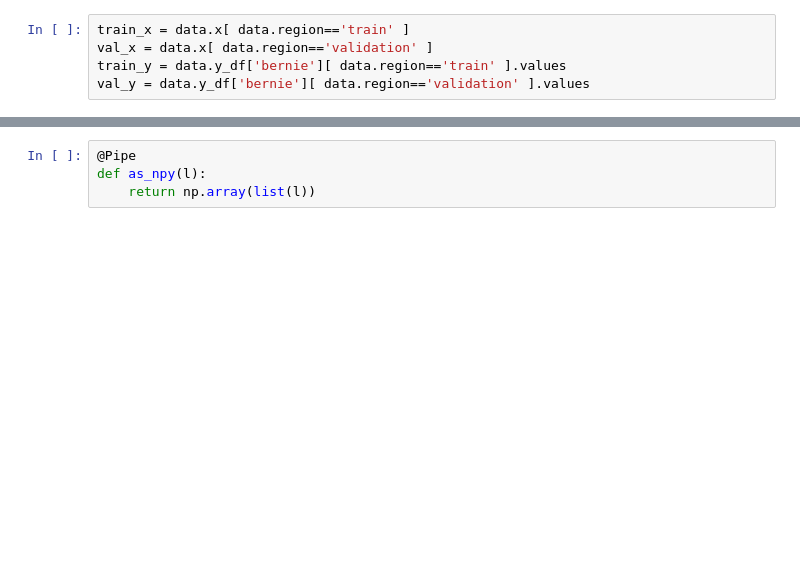
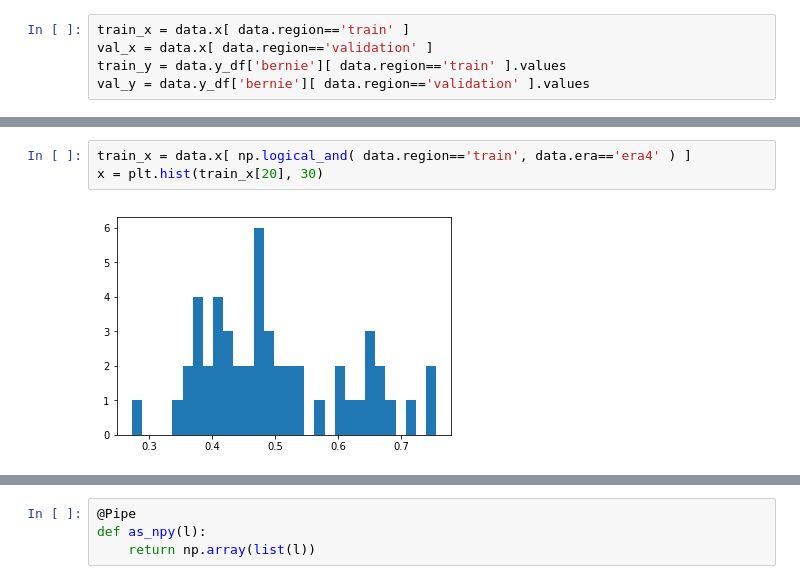
Before and after one commit to ecsplendid/numerai, a Jupyter notebook: Week1.ipynb, the cells around one changed output, grey strips where cells are left out. Saved outputs shown, nothing was run; the diff lists cells and outputs as text; blank space fills up the shorter version.

```diff
--- a/Week1.ipynb
+++ b/Week1.ipynb
@@ -15,0 +47,5 @@ val_y = data.y_df['bernie'][ data.region=='validation' ].values
+# %%
+train_x = data.x[ np.logical_and( data.region=='train', data.era=='era4' ) ]
+x = plt.hist(train_x[20], 30)
+# %% [output]
+[figure, added]
```
Also changed, not shown: parts of 44 cells of this notebook, 6 other files.
